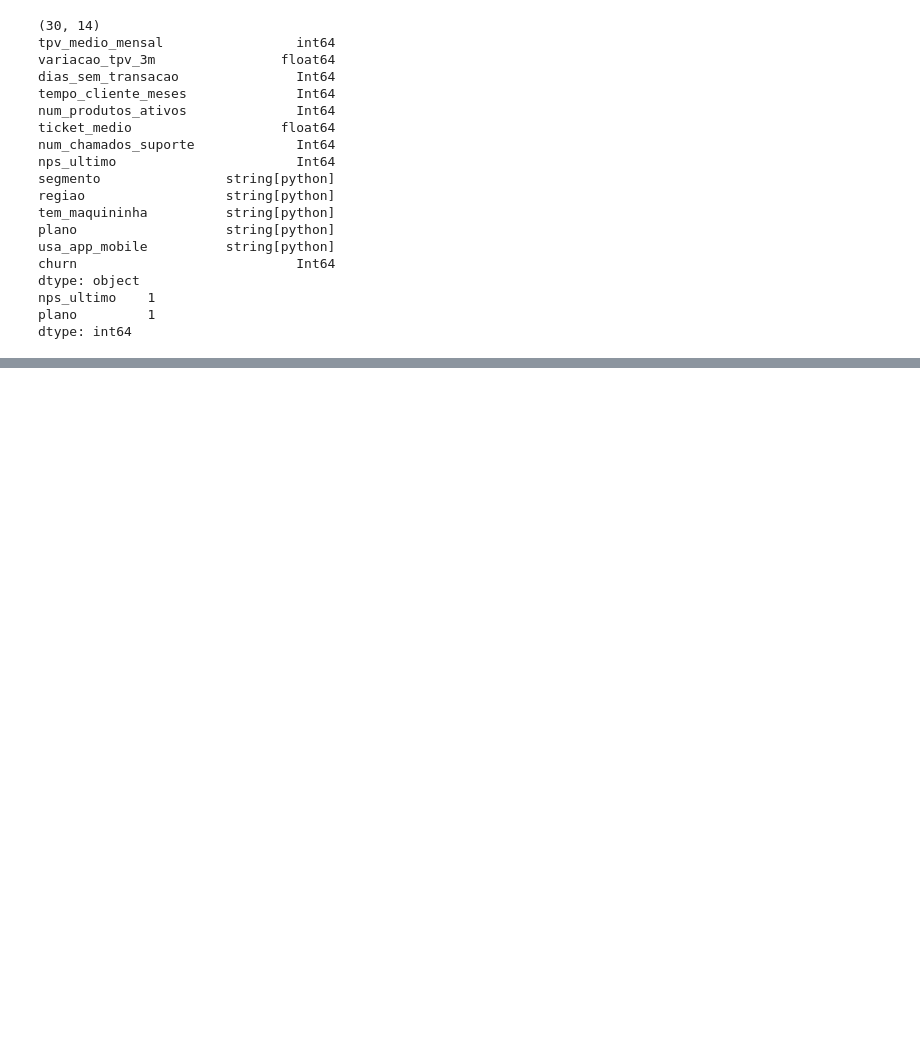
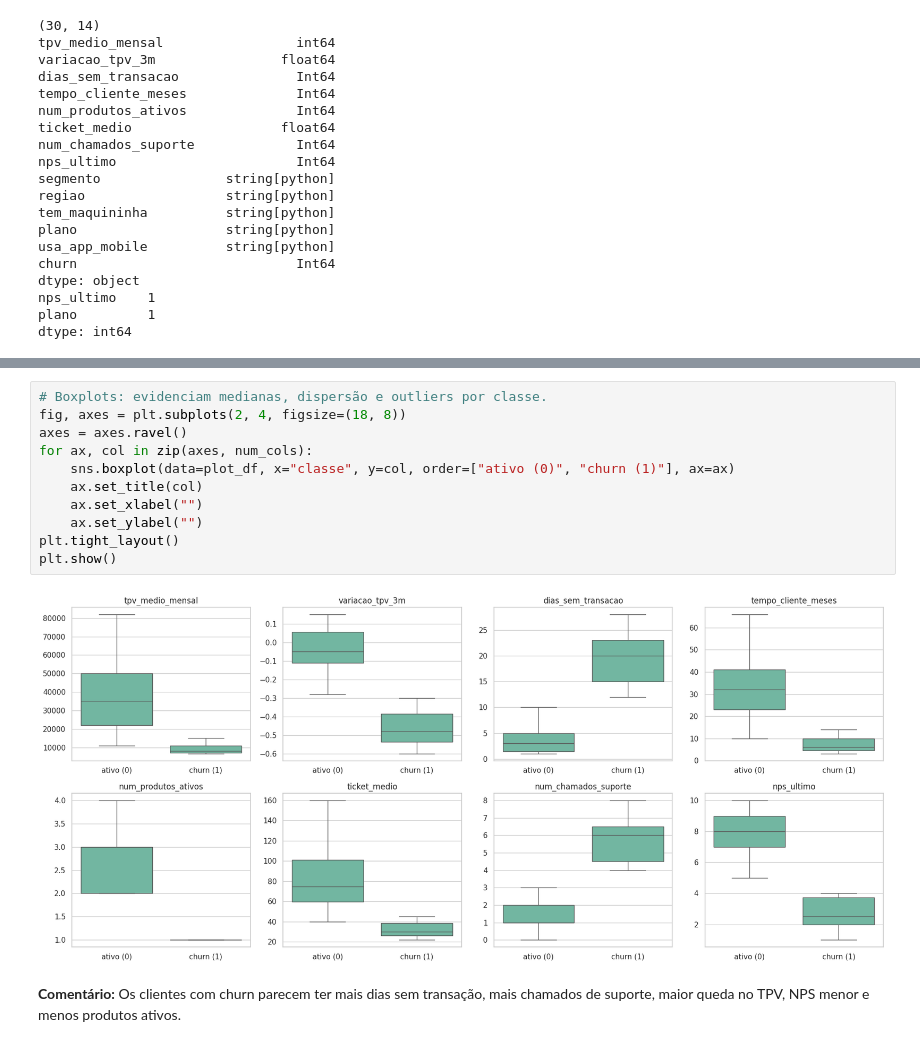
Before and after one commit to RitaLB/Stonelab-Churn-Clientes-AI, a Jupyter notebook: notebooks/stone_churn_clients.ipynb, the cells around one changed output, grey strips where cells are left out. Drawn from its saved outputs; the diff is of its cells as text; blank space fills up the shorter version.

```diff
--- a/notebooks/stone_churn_clients.ipynb
+++ b/notebooks/stone_churn_clients.ipynb
@@ -248,0 +345,15 @@ Resumo: **bold text** como churn é minoria e é o que você quer detectar, mede
+# %%
+# Boxplots: evidenciam medianas, dispersão e outliers por classe.
+fig, axes = plt.subplots(2, 4, figsize=(18, 8))
+axes = axes.ravel()
+for ax, col in zip(axes, num_cols):
+    sns.boxplot(data=plot_df, x="classe", y=col, order=["ativo (0)", "churn (1)"], ax=ax)
+    ax.set_title(col)
+    ax.set_xlabel("")
+    ax.set_ylabel("")
+plt.tight_layout()
+plt.show()
+# %% [output]
+[figure, added]
+# %% [markdown]
+**Comentário:** Os clientes com churn parecem ter mais dias sem transação, mais chamados de suporte, maior queda no TPV, NPS menor e menos produtos ativos.
```
Also changed, not shown: parts of 32 cells of this notebook, 4 other files.
